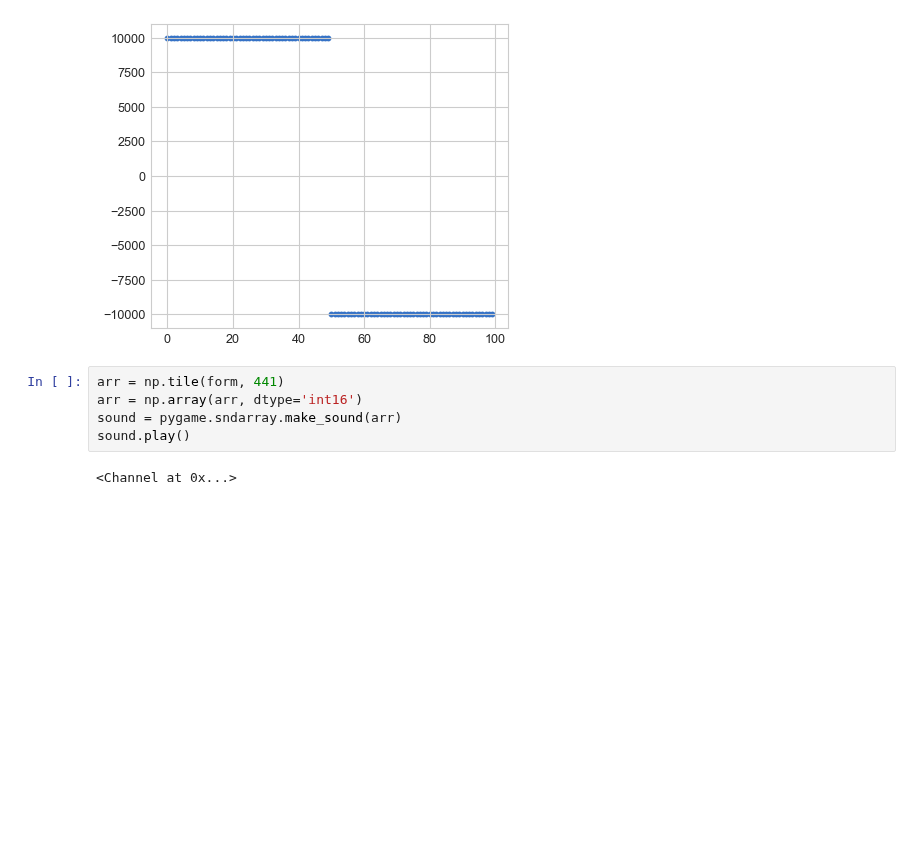
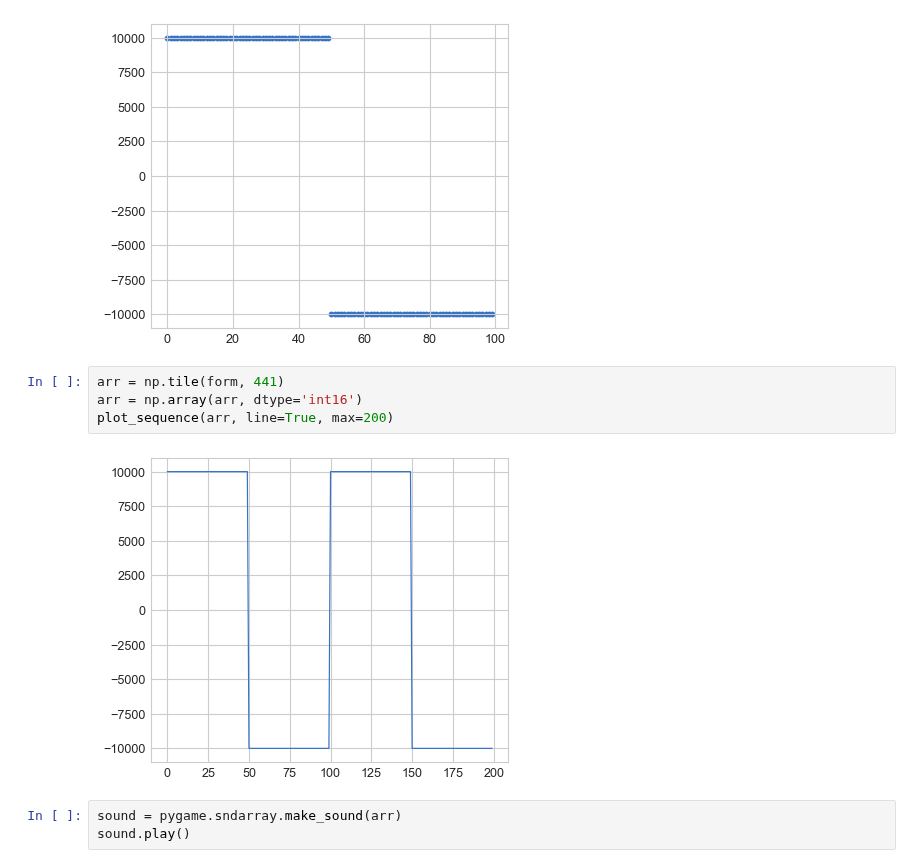
Before and after one commit to aliakhtar/maths4programmers-python, a Jupyter notebook: ch13/13.1.ipynb, the cells around one changed output. Saved outputs shown, nothing was run; the diff lists cells and outputs as text; blank space fills up the shorter version.

Commit message:
Playing + plotting repeated sound

```diff
--- a/ch13/13.1.ipynb
+++ b/ch13/13.1.ipynb
@@ -66,7 +66,9 @@ plot_sequence(form)
 # %%
 arr = np.tile(form, 441)
 arr = np.array(arr, dtype='int16')
-sound = pygame.sndarray.make_sound(arr)
-sound.play()
+plot_sequence(arr, line=True, max=200)
 # %% [output]
-<Channel at 0x...>
+[figure, added]
+# %%
+sound = pygame.sndarray.make_sound(arr)
+sound.play()
```
